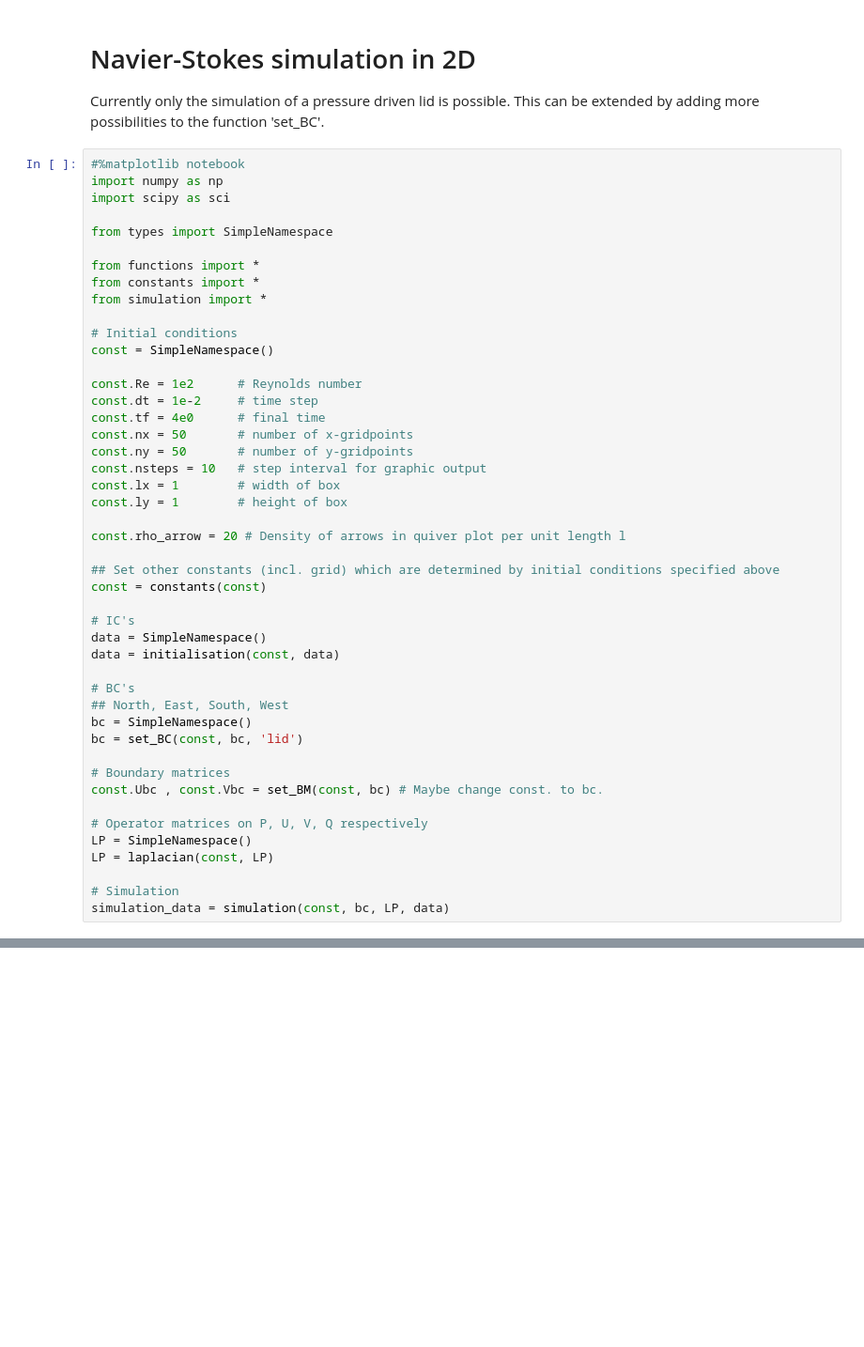
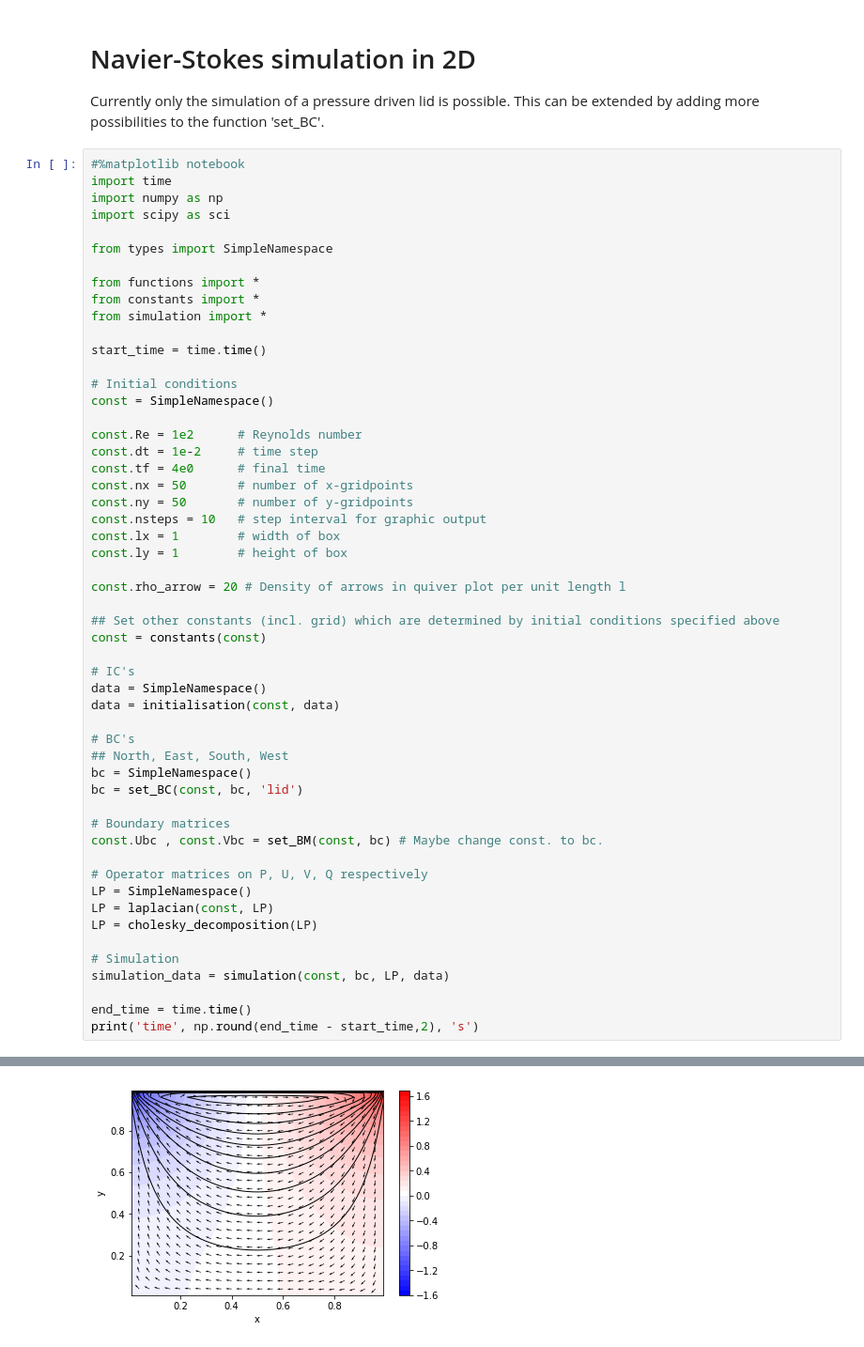
Before and after one commit to VHeusinkveld/2D_Incompressible_NV_Solver-CP4, a Jupyter notebook: Execute_simulation.ipynb, the cells around one changed output, grey strips where cells are left out. Shown at 94% size. Drawn from its saved outputs; the diff is of its cells as text; blank space fills up the shorter version.

Commit message:
implemented cholesky decomposition. 3 fold simulation time improvement from 11 to 4 seconds for a 50 by 50 grid.

```diff
--- a/Execute_simulation.ipynb
+++ b/Execute_simulation.ipynb
@@ -3,6 +3,7 @@
 Currently only the simulation of a pressure driven lid is possible. This can be extended by adding more possibilities to the function 'set_BC'.
 # %%
 #%matplotlib notebook
+import time
 import numpy as np
 import scipy as sci
 
@@ -11,6 +12,8 @@ from types import SimpleNamespace
 from functions import *
 from constants import *
 from simulation import *
+
+start_time = time.time()
 
 # Initial conditions
 const = SimpleNamespace()
@@ -44,6 +47,11 @@ const.Ubc , const.Vbc = set_BM(const, bc) # Maybe change const. to bc.
 # Operator matrices on P, U, V, Q respectively
 LP = SimpleNamespace()
 LP = laplacian(const, LP)
+LP = cholesky_decomposition(LP)
 
 # Simulation
 simulation_data = simulation(const, bc, LP, data)
+
+end_time = time.time()
+print('time', np.round(end_time - start_time,2), 's')
+# %% [output]
@@ -49,0 +59 @@ simulation_data = simulation(const, bc, LP, data)
+[figure, added]
```
Also changed, not shown: parts of 1 cell of this notebook, 3 other files.
